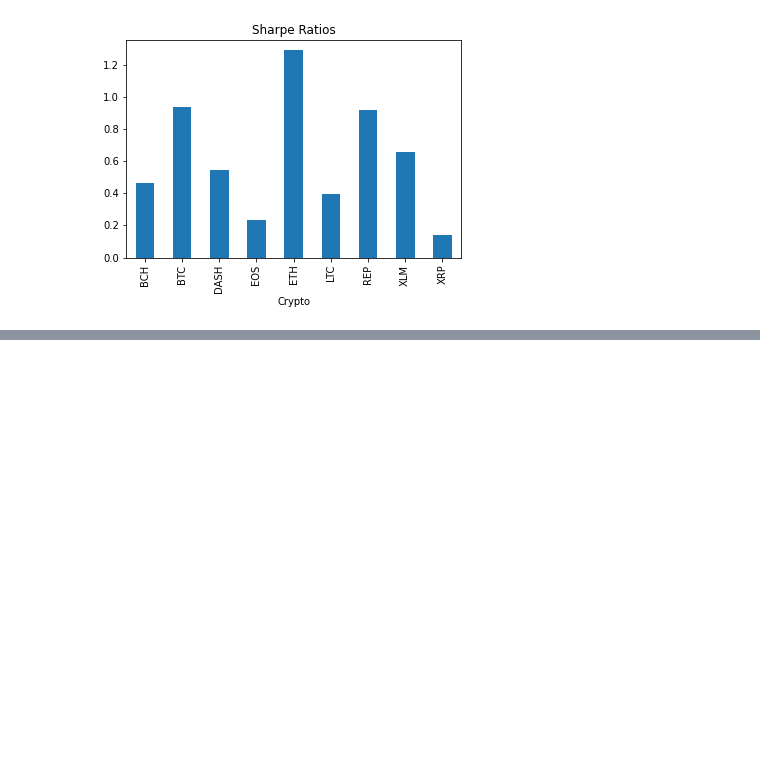
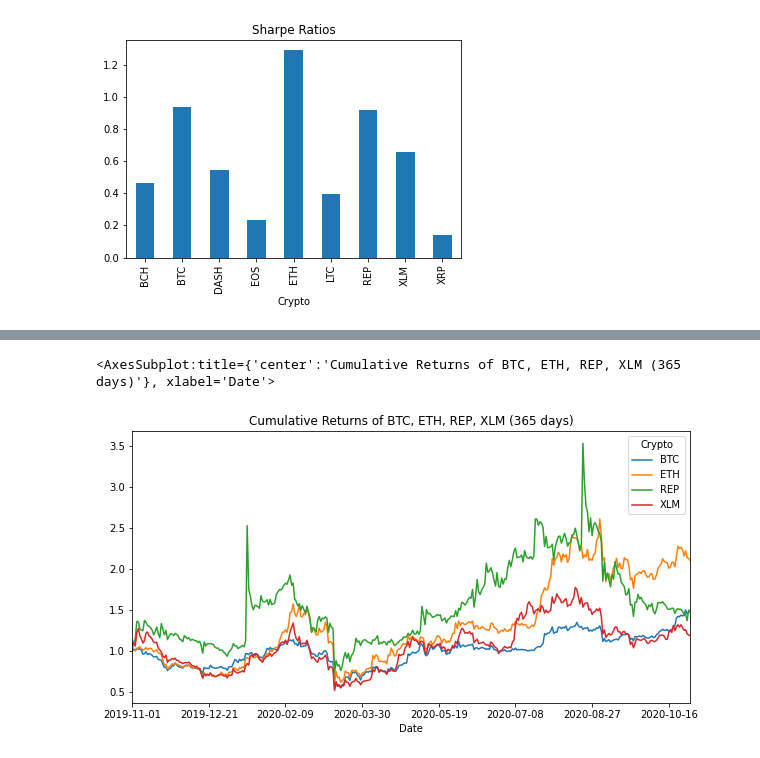
Before and after one commit to mdschulz1973/Planet_Express_IO, a Jupyter notebook: notebooks/crypto_data_prep.ipynb, the cells around one changed output, grey strips where cells are left out. Cells and saved outputs as stored; diff of their text form; code cells hidden in the pictures; blank space fills up the shorter version.

Commit message:
four best cryptos analysis

```diff
--- a/notebooks/crypto_data_prep.ipynb
+++ b/notebooks/crypto_data_prep.ipynb
@@ -265,3 +265,8 @@ sharpe_ratios.plot(kind="bar",title="Sharpe Ratios")
 [figure]
 # %%
 # Sharpe ratio analysis shows that investing in ETH over the course of last 365 days would have achieved the highest risk adjusted return.
+# %%
+# Cumulative returns of four main cryptos
+
+main_cryptos_cum_ret = cumulative_crypto_returns[["BTC","ETH","REP","XLM"]]
+main_cryptos_cum_ret.head()
@@ -267,0 +281,5 @@ sharpe_ratios.plot(kind="bar",title="Sharpe Ratios")
+# %%
+main_cryptos_cum_ret.plot(figsize=(10,5), title = "Cumulative Returns of BTC, ETH, REP, XLM (365 days)")
+# %% [output]
+<AxesSubplot:title={'center':'Cumulative Returns of BTC, ETH, REP, XLM (365 days)'}, xlabel='Date'>
+[figure, added]
```
Also changed, not shown: parts of 7 cells of this notebook.
